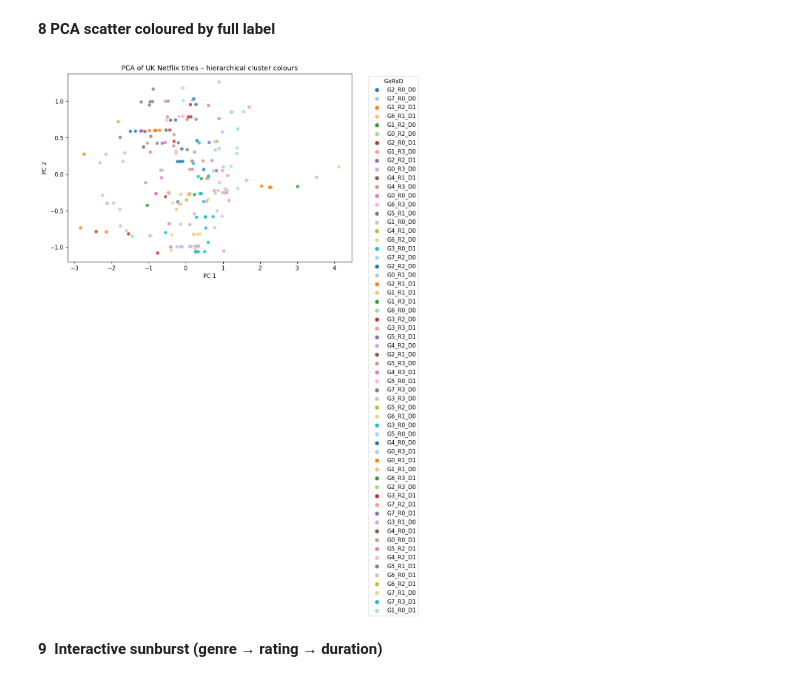
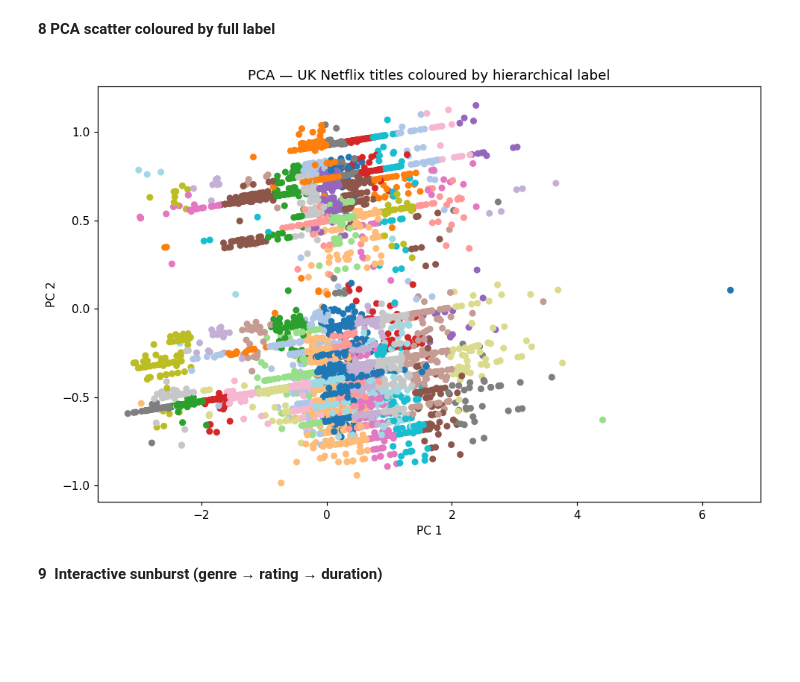
Before and after one commit to SagarD29/Netflix-Show-Clustering, a Jupyter notebook: netflix_kmeans.ipynb, the cells around one changed output. Saved outputs shown, nothing was run; the diff lists cells and outputs as text; code cells hidden in the pictures; blank space fills up the shorter version.

```diff
--- a/netflix_kmeans.ipynb
+++ b/netflix_kmeans.ipynb
@@ -123,7 +124,7 @@ genre_ohe = pd.DataFrame(
 # %% [markdown]
 Rating one-hot
 # %%
-ohe = OneHotEncoder(sparse=False, dtype=int, handle_unknown="ignore")
+ohe = OneHotEncoder(sparse=False, dtype=np.int8, handle_unknown="ignore")
 rating_ohe = pd.DataFrame(
     ohe.fit_transform(df[["rating"]]),
     columns=[f"rating_{c}" for c in ohe.categories_[0]],
@@ -165,9 +164,8 @@ SEED     = 42
 **5 Layer 1 – genre clusters**
 # %%
 gcols = [c for c in features.columns if c.startswith("genre_")]
-k1 = KMeans(n_clusters=K_GENRE, n_init="auto", random_state=SEED)
+k1 = KMeans(n_clusters=K1_GENRE, random_state=SEED, n_init="auto", algorithm="lloyd")
 df["C1_genre"] = k1.fit_predict(features[gcols])
-
 df["C1_genre"].value_counts().sort_index()
 # %% [output]
 C1_genre
@@ -203,20 +221,24 @@ df.groupby(["C1_genre", "C2_rate"]).size().unstack(fill_value=0).head()
 # %% [markdown]
 **7 Layer 3 – duration split inside each (genre × rating)**
 # %%
-for g, r in df[["C1_genre", "C2_rate"]].drop_duplicates().values:
-    mask = (df["C1_genre"] == g) & (df["C2_rate"] == r)
-    Xsub = df.loc[mask, ["duration_scaled"]]
+for g, r in (
+    df[["C1_genre", "C2_rate"]]
+      .drop_duplicates()
+      .itertuples(index=False, name=None)
+):
+    idx = (df["C1_genre"] == g) & (df["C2_rate"] == r)
+    Xsub = df.loc[idx, ["duration_scaled"]]
 
-    if len(Xsub) < K_DUR:        # avoid errors on tiny groups
-        df.loc[mask, "C3_dur"] = 0
+    if len(Xsub) < K3_DUR:          # tiny subgroup → single bucket
+        df.loc[idx, "C3_dur"] = 0
         continue
 
-    k3 = KMeans(n_clusters=K_DUR, n_init="auto", random_state=SEED)
-    df.loc[mask, "C3_dur"] = k3.fit_predict(Xsub).astype(int)
+    k3 = KMeans(n_clusters=K3_DUR, random_state=SEED, n_init="auto", algorithm="lloyd")
+    df.loc[idx, "C3_dur"] = k3.fit_predict(Xsub).astype(int)
 
-# Unified hierarchical label for plotting
-df["cluster_label"] = (
-    "G" + df["C1_genre"].astype(int).astype(str) + "_" +
-    "R" + df["C2_rate"].astype(int).astype(str)  + "_" +
-    "D" + df["C3_dur"].astype(int).astype(str)
+# Full hierarchical label
+df["label"] = (
+    "G" + df["C1_genre"].astype(str) +
+    "_R" + df["C2_rate"].astype(str) +
+    "_D" + df["C3_dur"].astype(str)
 )
@@ -225,22 +281,20 @@ df["cluster_label"] = (
 # %% [markdown]
 **8 PCA scatter coloured by full label**
 # %%
-pca = PCA(n_components=2, random_state=42)
+pca = PCA(n_components=2, random_state=SEED)
 coords = pca.fit_transform(features)
 
-plt.figure(figsize=(9,6))
+plt.figure(figsize=(9, 6))
 sns.scatterplot(
-    x=coords[:,0], y=coords[:,1],
-    hue=df["cluster_label"],
-    palette="tab20", s=35, alpha=0.8, linewidth=0
+    x=coords[:, 0], y=coords[:, 1],
+    hue=df["label"], palette="tab20", s=35, linewidth=0, legend=False
 )
-plt.title("PCA of UK Netflix titles – hierarchical cluster colours")
+plt.title("PCA — UK Netflix titles coloured by hierarchical label")
 plt.xlabel("PC 1"); plt.ylabel("PC 2")
-plt.legend(bbox_to_anchor=(1.05,1), title="GxRxD", ncol=1)
 plt.tight_layout()
 plt.show()
 # %% [output]
-[figure, old version]
+[figure, new version]
 # %% [markdown]
 **9 Interactive sunburst (genre → rating → duration)**
 # %%
```
Also changed, not shown: parts of 12 cells of this notebook.
